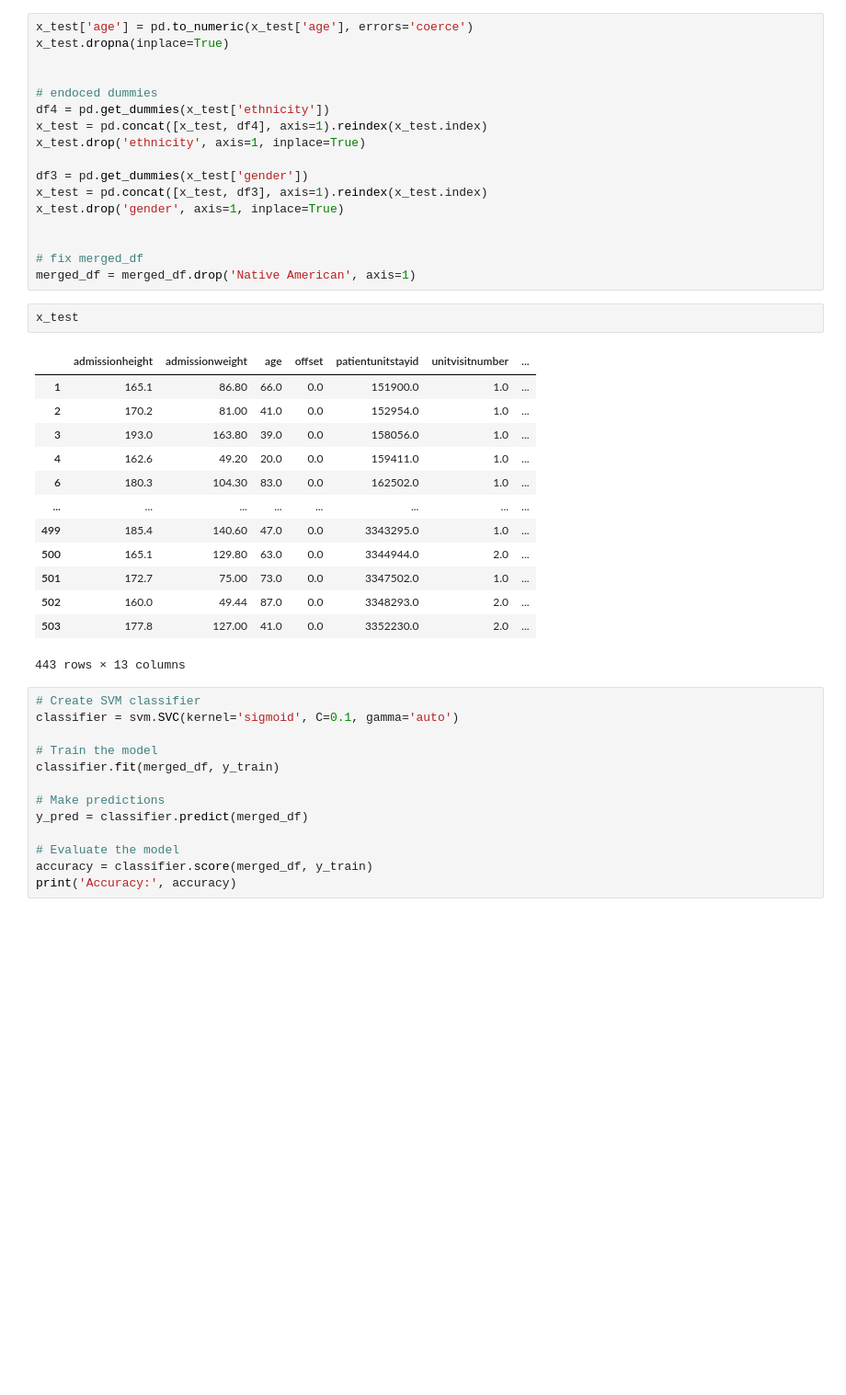
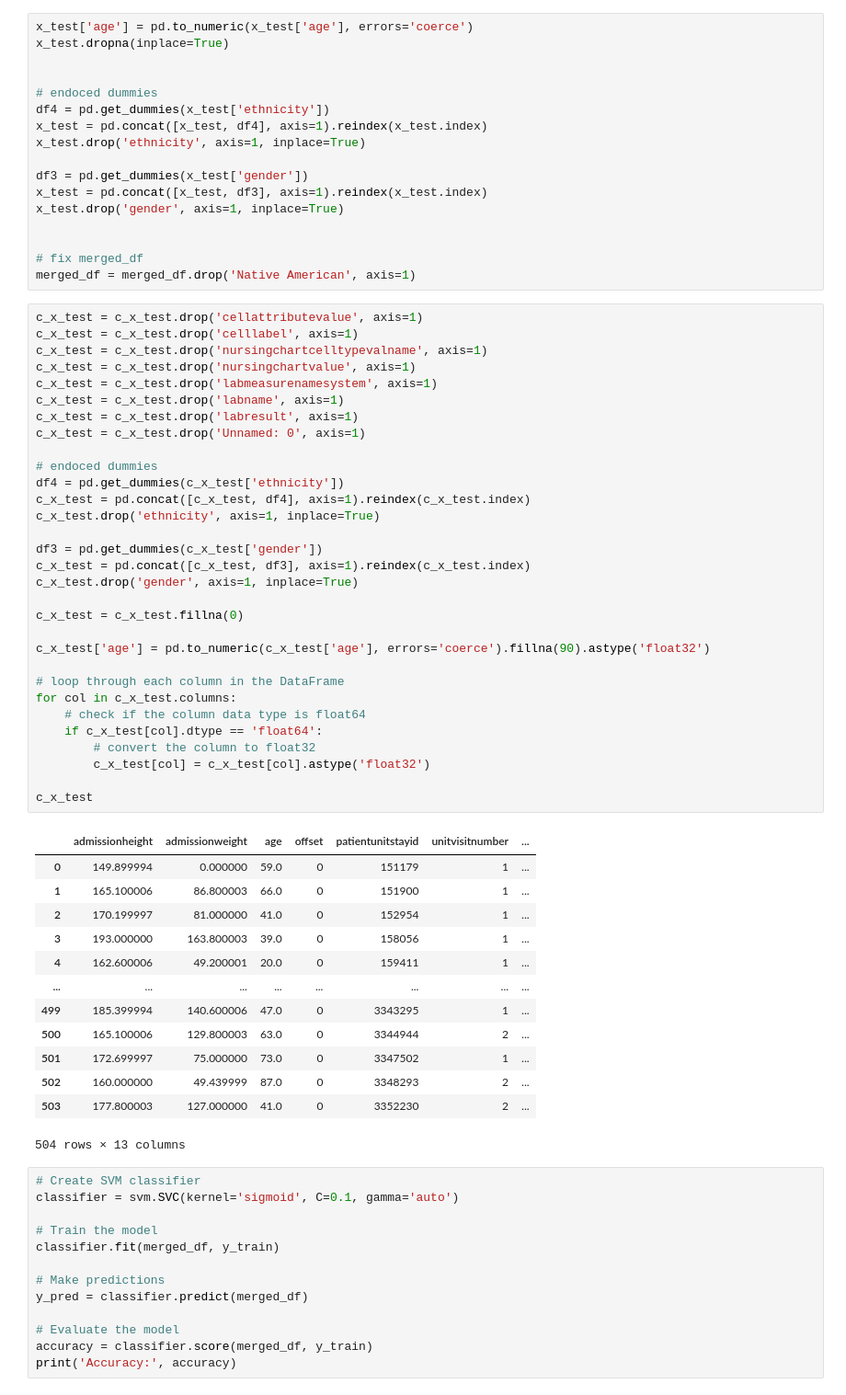
Before and after one commit to AlexMoree/Csce421Final, a Jupyter notebook: Final Project Code.ipynb, the cells around one changed output. Shown at 92% size. Cells and saved outputs as stored; diff of their text form; blank space fills up the shorter version.

```diff
--- a/Final Project Code.ipynb
+++ b/Final Project Code.ipynb
@@ -86,22 +120,51 @@ x_test.drop('gender', axis=1, inplace=True)
 
 # fix merged_df
 merged_df = merged_df.drop('Native American', axis=1)
-# %%
-x_test
-# %% [output]
-|  | admissionheight | admissionweight | age | offset | patientunitstayid | unitvisitnumber | ... |
-| 1 | 165.1 | 86.80 | 66.0 | 0.0 | 151900.0 | 1.0 | ... |
-| 2 | 170.2 | 81.00 | 41.0 | 0.0 | 152954.0 | 1.0 | ... |
-| 3 | 193.0 | 163.80 | 39.0 | 0.0 | 158056.0 | 1.0 | ... |
-| 4 | 162.6 | 49.20 | 20.0 | 0.0 | 159411.0 | 1.0 | ... |
-| 6 | 180.3 | 104.30 | 83.0 | 0.0 | 162502.0 | 1.0 | ... |
-| ... | ... | ... | ... | ... | ... | ... | ... |
-| 499 | 185.4 | 140.60 | 47.0 | 0.0 | 3343295.0 | 1.0 | ... |
-| 500 | 165.1 | 129.80 | 63.0 | 0.0 | 3344944.0 | 2.0 | ... |
-| 501 | 172.7 | 75.00 | 73.0 | 0.0 | 3347502.0 | 1.0 | ... |
-| 502 | 160.0 | 49.44 | 87.0 | 0.0 | 3348293.0 | 2.0 | ... |
-| 503 | 177.8 | 127.00 | 41.0 | 0.0 | 3352230.0 | 2.0 | ... |
-443 rows × 13 columns
+# %%
+c_x_test = c_x_test.drop('cellattributevalue', axis=1)
+c_x_test = c_x_test.drop('celllabel', axis=1)
+c_x_test = c_x_test.drop('nursingchartcelltypevalname', axis=1)
+c_x_test = c_x_test.drop('nursingchartvalue', axis=1)
+c_x_test = c_x_test.drop('labmeasurenamesystem', axis=1)
+c_x_test = c_x_test.drop('labname', axis=1)
+c_x_test = c_x_test.drop('labresult', axis=1)
+c_x_test = c_x_test.drop('Unnamed: 0', axis=1)
+
+# endoced dummies
+df4 = pd.get_dummies(c_x_test['ethnicity'])
+c_x_test = pd.concat([c_x_test, df4], axis=1).reindex(c_x_test.index)
+c_x_test.drop('ethnicity', axis=1, inplace=True)
+
+df3 = pd.get_dummies(c_x_test['gender'])
+c_x_test = pd.concat([c_x_test, df3], axis=1).reindex(c_x_test.index)
+c_x_test.drop('gender', axis=1, inplace=True)
+
+c_x_test = c_x_test.fillna(0)
+
+c_x_test['age'] = pd.to_numeric(c_x_test['age'], errors='coerce').fillna(90).astype('float32')
+
+# loop through each column in the DataFrame
+for col in c_x_test.columns:
+    # check if the column data type is float64
+    if c_x_test[col].dtype == 'float64':
+        # convert the column to float32
+        c_x_test[col] = c_x_test[col].astype('float32')
+
+c_x_test
+# %% [output]
+|  | admissionheight | admissionweight | age | offset | patientunitstayid | unitvisitnumber | ... |
+| 0 | 149.899994 | 0.000000 | 59.0 | 0 | 151179 | 1 | ... |
+| 1 | 165.100006 | 86.800003 | 66.0 | 0 | 151900 | 1 | ... |
+| 2 | 170.199997 | 81.000000 | 41.0 | 0 | 152954 | 1 | ... |
+| 3 | 193.000000 | 163.800003 | 39.0 | 0 | 158056 | 1 | ... |
+| 4 | 162.600006 | 49.200001 | 20.0 | 0 | 159411 | 1 | ... |
+| ... | ... | ... | ... | ... | ... | ... | ... |
+| 499 | 185.399994 | 140.600006 | 47.0 | 0 | 3343295 | 1 | ... |
+| 500 | 165.100006 | 129.800003 | 63.0 | 0 | 3344944 | 2 | ... |
+| 501 | 172.699997 | 75.000000 | 73.0 | 0 | 3347502 | 1 | ... |
+| 502 | 160.000000 | 49.439999 | 87.0 | 0 | 3348293 | 2 | ... |
+| 503 | 177.800003 | 127.000000 | 41.0 | 0 | 3352230 | 2 | ... |
+504 rows × 13 columns
 # %%
 # Create SVM classifier
 classifier = svm.SVC(kernel='sigmoid', C=0.1, gamma='auto')
```
Also changed, not shown: parts of 10 cells of this notebook.
